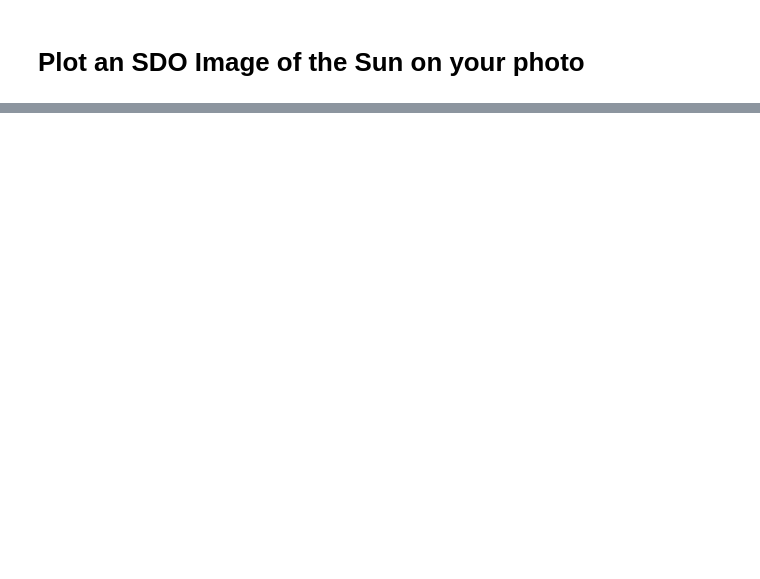
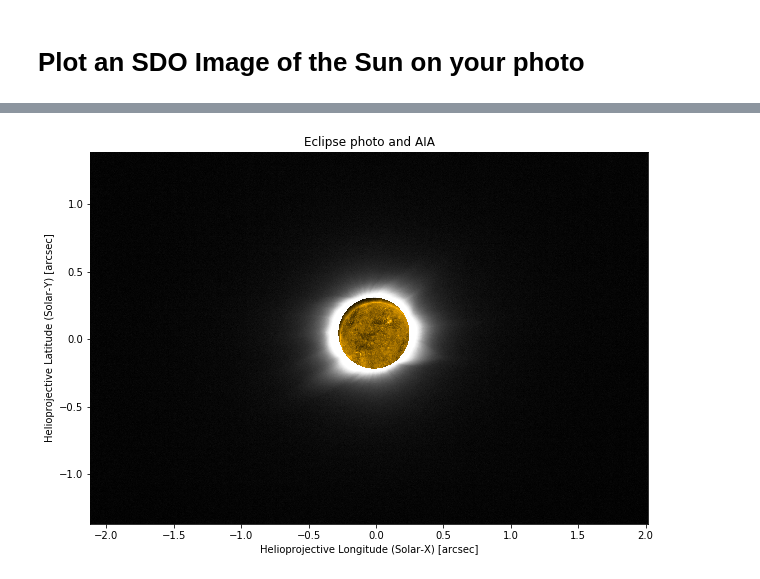
Before and after one commit to sunpy/solar-eclipse, a Jupyter notebook: notebooks/Processing your Eclipse Photo with SunPy.ipynb, the cells around one changed output, grey strips where cells are left out. Saved outputs shown, nothing was run; the diff lists cells and outputs as text; code cells hidden in the pictures; blank space fills up the shorter version.

```diff
--- a/notebooks/Processing your Eclipse Photo with SunPy.ipynb
+++ b/notebooks/Processing your Eclipse Photo with SunPy.ipynb
@@ -392,0 +427,19 @@ plt.show()
+# %%
+# Change the color table so that the disk of the Sun is transparent
+import matplotlib.cm as cm
+from astropy.visualization import LinearStretch, LogStretch
+from astropy.visualization.mpl_normalize import ImageNormalize
+m_cm = cm.gray
+m_cm.set_under(color='r', alpha=0.0)
+m_norm = ImageNormalize(vmin=im_min, vmax=im.max(), stretch=LinearStretch())
+m2.plot_settings['cmap'] = m_cm
+m2.plot_settings['norm'] = m_norm
+
+# Create a composite map
+cmap = sunpy.map.Map(aia_map2, m2, composite=True)
+# %%
+figure = plt.figure(figsize=(10,10))
+axes = figure.add_subplot(111)
+ret = cmap.plot(axes=axes, title="Eclipse photo and AIA")
+# %% [output]
+[figure, added]
```
Also changed, not shown: parts of 13 cells of this notebook.
